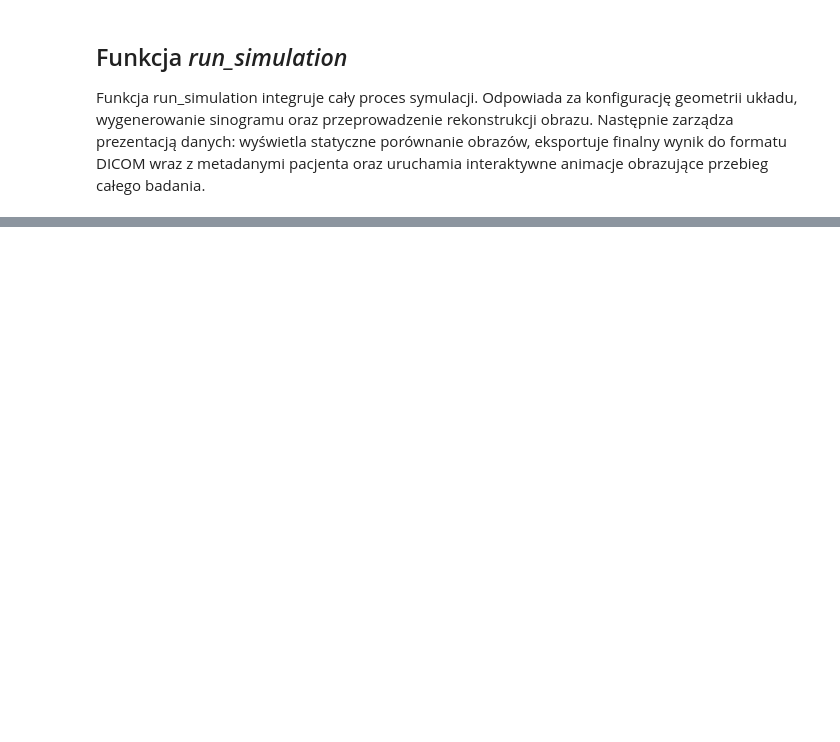
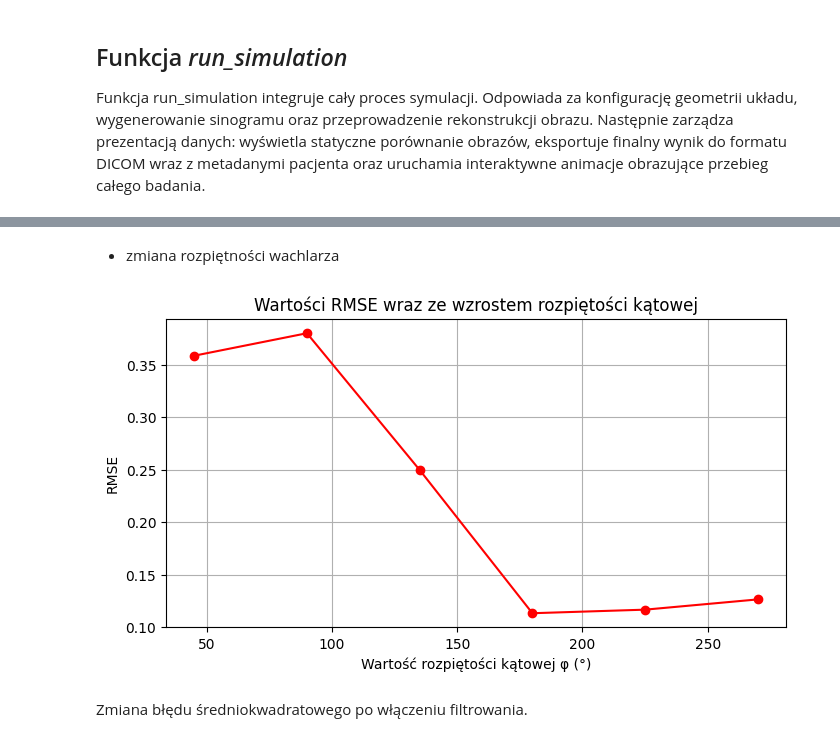
Before and after one commit to julia-m11/Tomograf, a Jupyter notebook: tomograf1.ipynb, the cells around one changed output, grey strips where cells are left out. Drawn from its saved outputs; the diff is of its cells as text; code cells hidden in the pictures; blank space fills up the shorter version.

```diff
--- a/tomograf1.ipynb
+++ b/tomograf1.ipynb
@@ -266,0 +379,22 @@ interactive(children=(FloatSlider(value=2.0, description='Krok (Δα):', max=10.
+# %% [markdown]
+* zmiana rozpiętności wachlarza
+# %%
+phi_list = [45, 90, 135, 180, 225, 270]
+phi_rmse = []
+
+for p_val in phi_list:
+    sino, _, sf, ang = generate_sinogram(2.0, 180, p_val)
+    rf, _, _ = reconstruction_process(sino, ang, 180, math.radians(p_val), r, offset_x, offset_y, h, w, sf)
+    phi_rmse.append(calculate_rmse(img_grey, rf))
+
+plt.figure(figsize=(8, 4))
+plt.plot(phi_list, phi_rmse, color='red', marker='o')
+plt.title("Wartości RMSE wraz ze wzrostem rozpiętości kątowej")
+plt.xlabel("Wartość rozpiętości kątowej φ (°)")
+plt.ylabel("RMSE")
+plt.grid(True)
+plt.show()
+# %% [output]
+[figure, added]
+# %% [markdown]
+Zmiana błędu średniokwadratowego po włączeniu filtrowania.
```
Also changed, not shown: parts of 20 cells of this notebook.
